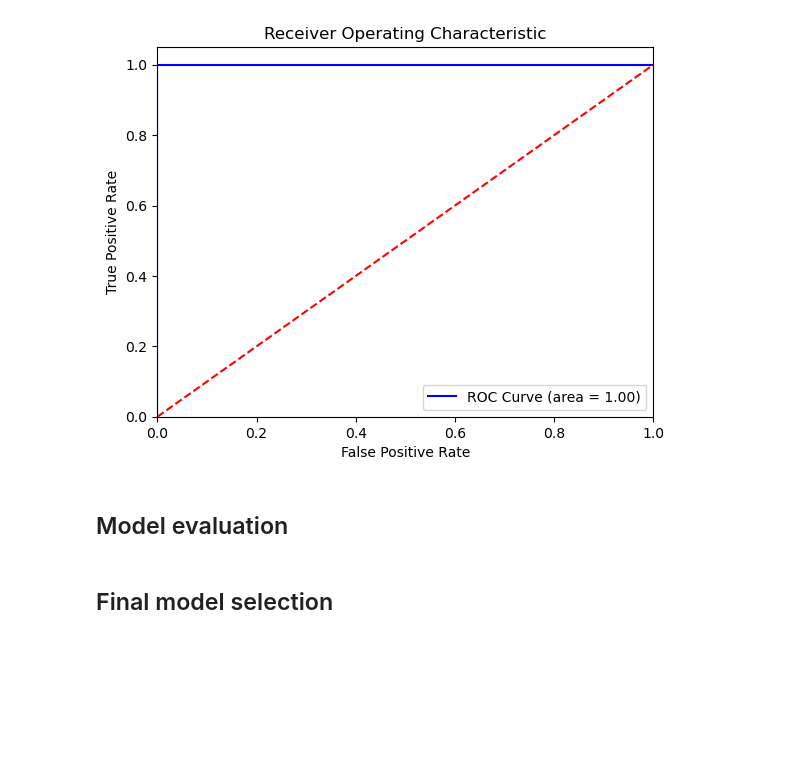
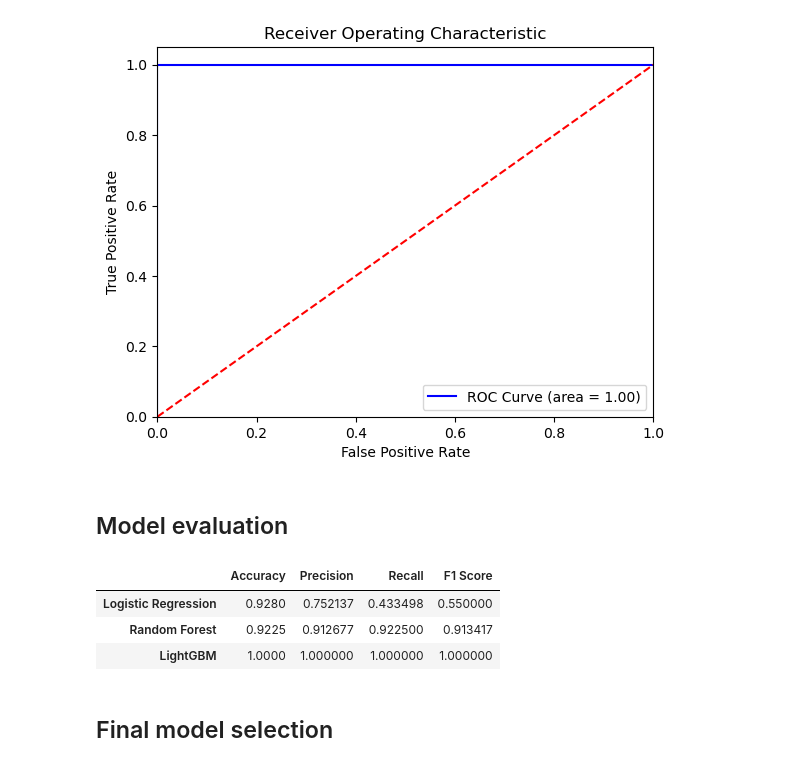
Before and after one commit to edgar-rosales95/Final_505, a Jupyter notebook: Final_505.ipynb, the cells around one changed output. Saved outputs shown, nothing was run; the diff lists cells and outputs as text; code cells hidden in the pictures; blank space fills up the shorter version.

Commit message:
added global performance_metrics dataframe

```diff
--- a/Final_505.ipynb
+++ b/Final_505.ipynb
@@ -443,6 +443,14 @@ precision_tuned = precision_score(y_test, y_pred_tuned)
 recall_tuned = recall_score(y_test, y_pred_tuned)
 f1_tuned = f1_score(y_test, y_pred_tuned)
 
+# Save performance metrics to global Dict
+performance_metrics = pd.DataFrame(data={
+    'Accuracy': [accuracy_tuned, 0, 0],
+    'Precision': [precision_tuned, 0, 0],
+    'Recall': [recall_tuned, 0, 0],
+    'F1 Score': [f1_tuned, 0, 0]
+}, index=['Logistic Regression', 'Random Forest', 'LightGBM'])
+
 print('Tuned Model Performance on Test Set:')
 print(f'Accuracy: {accuracy_tuned:.4f}')
 print(f'Precision: {precision_tuned:.4f}')
@@ -598,6 +606,12 @@ precision_tuned = precision_score(y_test, y_pred_tuned, average='weighted')
 recall_tuned = recall_score(y_test, y_pred_tuned, average='weighted')
 f1_tuned = f1_score(y_test, y_pred_tuned, average='weighted')
 
+# Save metrics to global metrics grid
+performance_metrics.at['Random Forest', 'Accuracy'] = accuracy_tuned
+performance_metrics.at['Random Forest', 'Precision'] = precision_tuned
+performance_metrics.at['Random Forest', 'Recall'] = recall_tuned
+performance_metrics.at['Random Forest', 'F1 Score'] = f1_tuned
+
 print('Tuned Model Performance on Test Set:')
 print(f'Accuracy: {accuracy_tuned:.4f}')
 print(f'Precision: {precision_tuned:.4f}')
@@ -743,6 +757,12 @@ precision = precision_score(y_test, y_pred)
 recall = recall_score(y_test, y_pred)
 f1 = f1_score(y_test, y_pred)
 
+# Save metrics to global metrics grid
+performance_metrics.at['LightGBM', 'Accuracy'] = accuracy
+performance_metrics.at['LightGBM', 'Precision'] = precision
+performance_metrics.at['LightGBM', 'Recall'] = recall
+performance_metrics.at['LightGBM', 'F1 Score'] = f1
+
 print('Model Performance on Test Set:')
 print(f'Accuracy: {accuracy:.4f}')
 print(f'Precision: {precision:.4f}')
@@ -776,6 +796,13 @@ plt.show()
 [figure]
 # %% [markdown]
 ## Model evaluation
+# %%
+performance_metrics
+# %% [output]
+|  | Accuracy | Precision | Recall | F1 Score |
+| Logistic Regression | 0.9280 | 0.752137 | 0.433498 | 0.550000 |
+| Random Forest | 0.9225 | 0.912677 | 0.922500 | 0.913417 |
+| LightGBM | 1.0000 | 1.000000 | 1.000000 | 1.000000 |
 # %% [markdown]
 ## Final model selection
 # %% [markdown]
```
